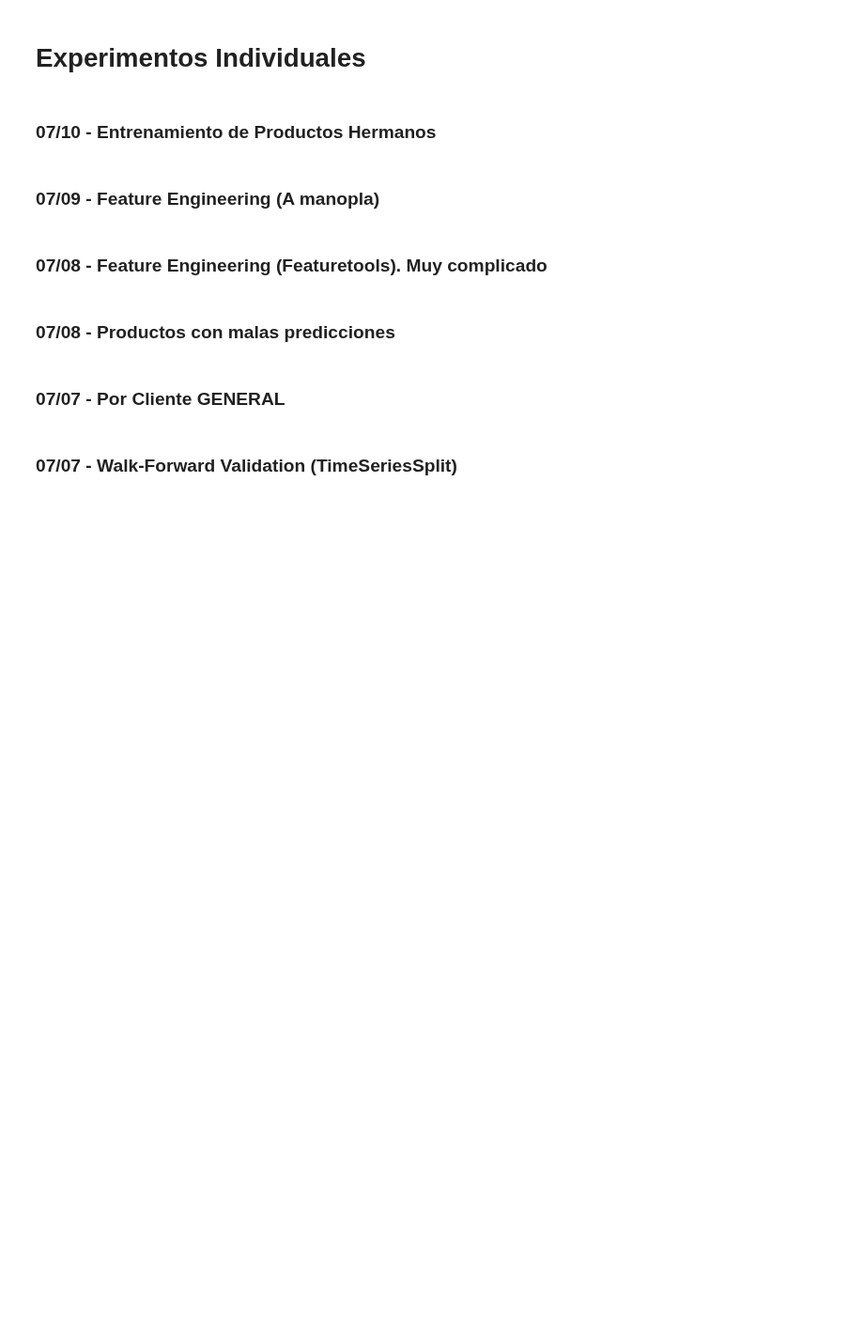
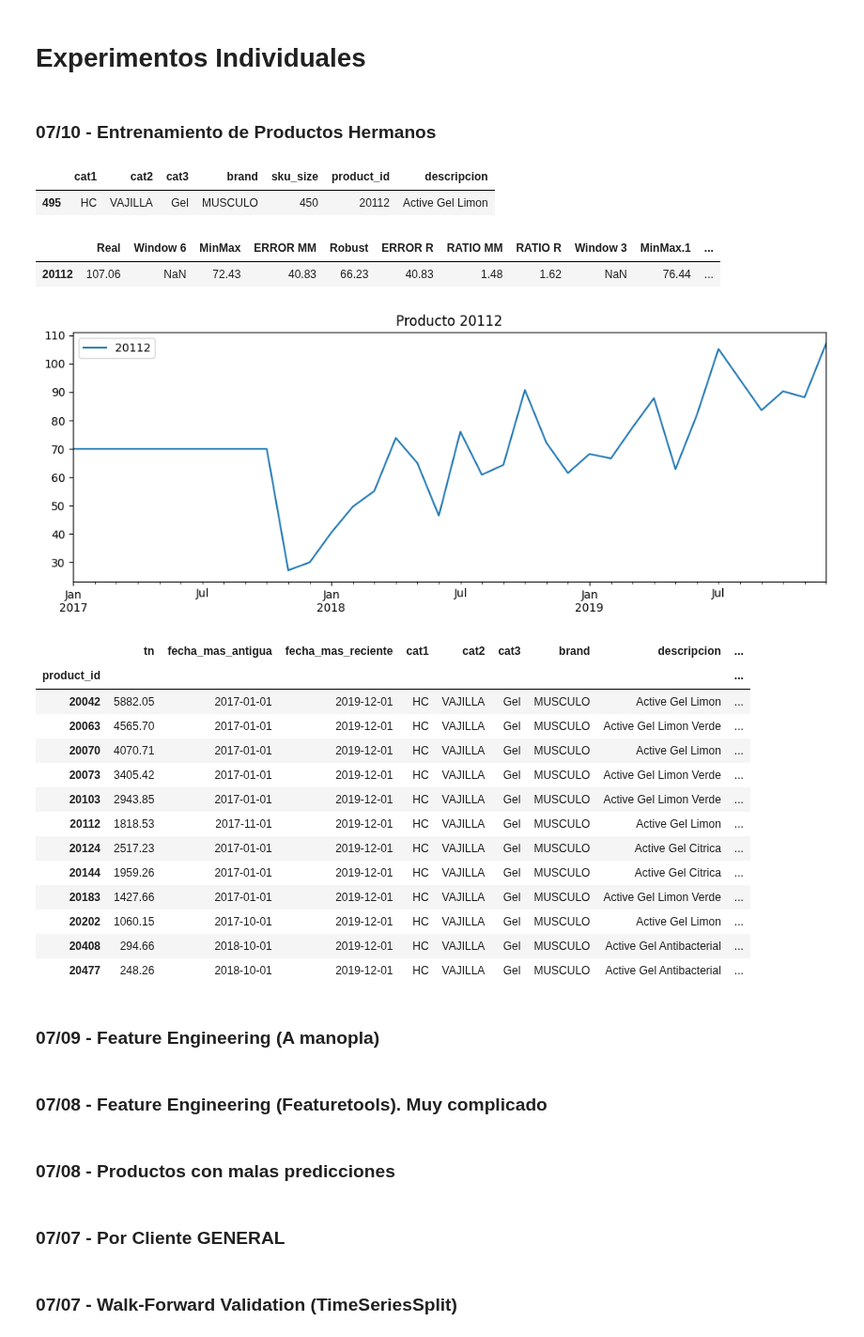
Before and after one commit to AndresMontesDeOca/Laboratorio3, a Jupyter notebook: Experimento.ipynb, the cells around one changed output. Shown at 94% size. Drawn from its saved outputs; the diff is of its cells as text; code cells hidden in the pictures; blank space fills up the shorter version.

```diff
--- a/Experimento.ipynb
+++ b/Experimento.ipynb
@@ -904,13 +904,15 @@ def windowed_dataset(sequence, data_split, window_size, horizon, batch_size, shu
 # Tengo que decidir que hacer con los nulos
 def feature_engineering(df):
   product_id = df.columns[0]
-  antiguedad_inicial = df.shape[0]
-  num_total_elements = len(df[product_id])
-  num_unique_elements = df[product_id].nunique()
 
 #########################################################################################
 # 07/13 - Agrego Antigueadad a FE
 #########################################################################################
+  antiguedad_inicial = 12 # A los 12 meses de exposicion, un producto ya puede considerarse maduro
+  # antiguedad_inicial = df.shape[0]
+  num_total_elements = len(df[product_id])
+  num_unique_elements = df[product_id].nunique()
+
   if num_total_elements == num_unique_elements:
     # print("Todos los elementos de la columna 'producto' son distintos.")
     df['old'] = np.arange(antiguedad_inicial, antiguedad_inicial + df.shape[0])
@@ -1382,7 +1384,7 @@ Filtro Clientes Activos: (1968598, 12)
 
 
 # Acotamos el bucle, solo los productos que nos interesa
-product_id_start = '20011'
+product_id_start = '20001'
 product_id_end = '20100'
 start_index = data_productos_a_predecir.index.get_loc(product_id_start)
 end_index = data_productos_a_predecir.index.get_loc(product_id_end) + 1  # +1 to include the end inde
@@ -1419,7 +1421,7 @@ for producto in data_productos_a_predecir.index[start_index:end_index]:
   # display(data_grouped)
 
   # Cant de veces que se repite cada experimento con los mismos parametros, pero sin semilla
-  n = 5
+  n = 3
 
   # Split. No pude hacer funcionar el TimeSeriesSplit
   data_train, data_valid = split_data_fe(data_grouped, window_size, horizon)
@@ -1573,22 +1576,42 @@ MinMax
 # %% [markdown]
 ### 07/10 - Entrenamiento de Productos Hermanos
 # %%
-# # Seleccionamos uno o varios productos, y observamos sus categorias y productos hermanos
-# # Productos hermanos = Cat1 = Cat2 = Cat3 = brand
+# Seleccionamos uno o varios productos, y observamos sus categorias y productos hermanos
+# Productos hermanos = Cat1 = Cat2 = Cat3 = brand
 
-# product_id_start = '20002'
-# product_id_end = '20002'
-# start_index = data_productos_a_predecir.index.get_loc(product_id_start)
-# end_index = data_productos_a_predecir.index.get_loc(product_id_end) + 1  # +1 to include the end index
+product_id_start = '20112'
+product_id_end = '20112'
+start_index = data_productos_a_predecir.index.get_loc(product_id_start)
+end_index = data_productos_a_predecir.index.get_loc(product_id_end) + 1  # +1 to include the end index
 
-# for producto in data_productos_a_predecir.index[start_index:end_index]:
+for producto in data_productos_a_predecir.index[start_index:end_index]:
 
-#   # Ploteamos la serie dle producto, y comparamos el valor real con las predicciones con scalers MinMax y Robust a Dec2019
-#   plot_product(data, producto, pipeline_type)
+  # Ploteamos la serie dle producto, y comparamos el valor real con las predicciones con scalers MinMax y Robust a Dec2019
+  plot_product(data, producto, pipeline_type)
 
-#   # Extraigo y muestro los productos hermanos, para futuro analisis
-#   # Esto puede servir para entrenar varios modelos, agrupados por productos hermanos
-#   productos_hermanos = filter_productos_hermanos(data, producto)
+  # Extraigo y muestro los productos hermanos, para futuro analisis
+  # Esto puede servir para entrenar varios modelos, agrupados por productos hermanos
+  productos_hermanos = filter_productos_hermanos(data, producto)
+# %% [output]
+|  | cat1 | cat2 | cat3 | brand | sku_size | product_id | descripcion |
+| 495 | HC | VAJILLA | Gel | MUSCULO | 450 | 20112 | Active Gel Limon |
+|  | Real | Window 6 | MinMax | ERROR MM | Robust | ERROR R | RATIO MM | RATIO R | Window 3 | MinMax.1 | ... |
+| 20112 | 107.06 | NaN | 72.43 | 40.83 | 66.23 | 40.83 | 1.48 | 1.62 | NaN | 76.44 | ... |
+[figure, added]
+|  | tn | fecha_mas_antigua | fecha_mas_reciente | cat1 | cat2 | cat3 | brand | descripcion | ... |
+| product_id |  |  |  |  |  |  |  |  | ... |
+| 20042 | 5882.05 | 2017-01-01 | 2019-12-01 | HC | VAJILLA | Gel | MUSCULO | Active Gel Limon | ... |
+| 20063 | 4565.70 | 2017-01-01 | 2019-12-01 | HC | VAJILLA | Gel | MUSCULO | Active Gel Limon Verde | ... |
+| 20070 | 4070.71 | 2017-01-01 | 2019-12-01 | HC | VAJILLA | Gel | MUSCULO | Active Gel Limon | ... |
+| 20073 | 3405.42 | 2017-01-01 | 2019-12-01 | HC | VAJILLA | Gel | MUSCULO | Active Gel Limon Verde | ... |
+| 20103 | 2943.85 | 2017-01-01 | 2019-12-01 | HC | VAJILLA | Gel | MUSCULO | Active Gel Limon Verde | ... |
+| 20112 | 1818.53 | 2017-11-01 | 2019-12-01 | HC | VAJILLA | Gel | MUSCULO | Active Gel Limon | ... |
+| 20124 | 2517.23 | 2017-01-01 | 2019-12-01 | HC | VAJILLA | Gel | MUSCULO | Active Gel Citrica | ... |
+| 20144 | 1959.26 | 2017-01-01 | 2019-12-01 | HC | VAJILLA | Gel | MUSCULO | Active Gel Citrica | ... |
+| 20183 | 1427.66 | 2017-01-01 | 2019-12-01 | HC | VAJILLA | Gel | MUSCULO | Active Gel Limon Verde | ... |
+| 20202 | 1060.15 | 2017-10-01 | 2019-12-01 | HC | VAJILLA | Gel | MUSCULO | Active Gel Limon | ... |
+| 20408 | 294.66 | 2018-10-01 | 2019-12-01 | HC | VAJILLA | Gel | MUSCULO | Active Gel Antibacterial | ... |
+| 20477 | 248.26 | 2018-10-01 | 2019-12-01 | HC | VAJILLA | Gel | MUSCULO | Active Gel Antibacterial | ... |
 # %%
 # # Ploteamos las series de productos hermanos en una sola grafica
 
```
Also changed, not shown: parts of 4 cells of this notebook.
